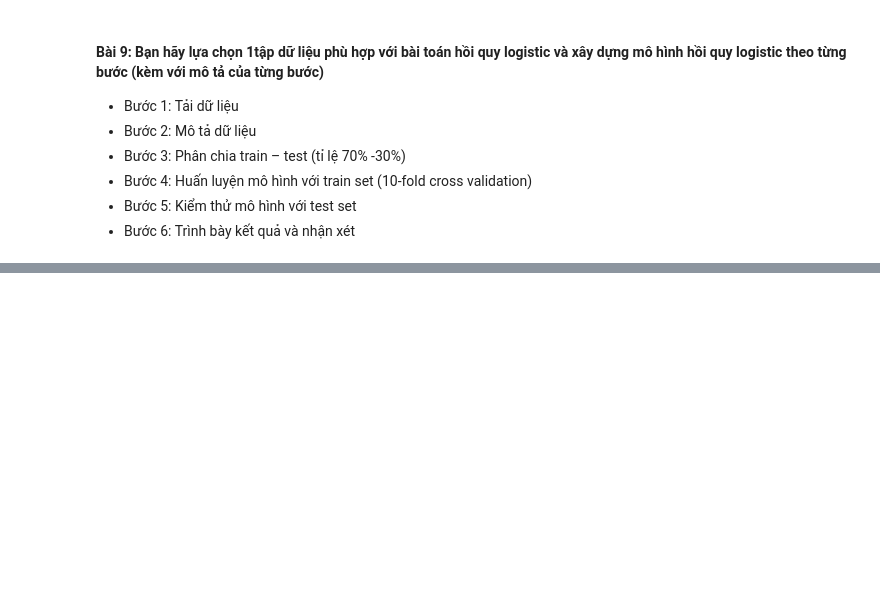
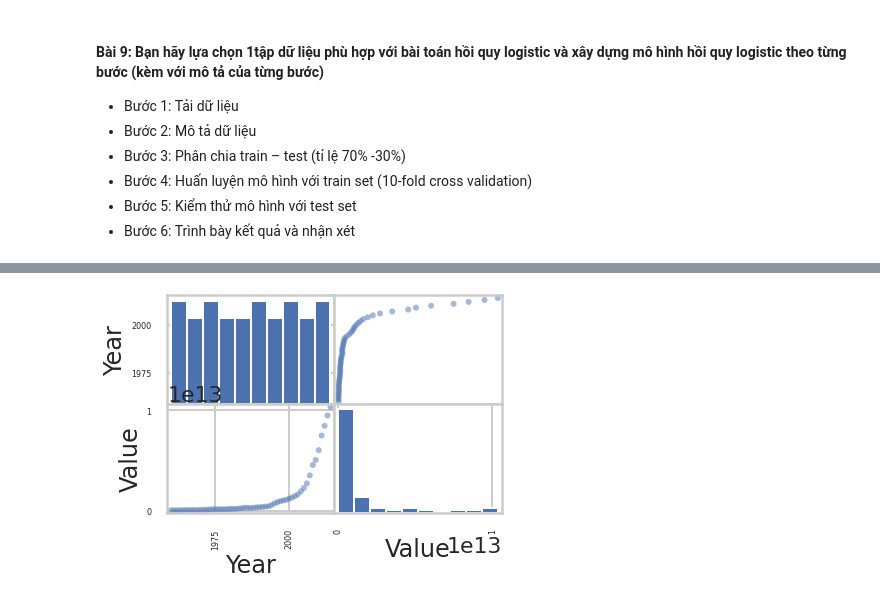
Before and after one commit to manhduc07/do_an, a Jupyter notebook: xay_dung_mo_hinh.ipynb, the cells around one changed output, grey strips where cells are left out. Drawn from its saved outputs; the diff is of its cells as text; code cells hidden in the pictures; blank space fills up the shorter version.

```diff
--- a/xay_dung_mo_hinh.ipynb
+++ b/xay_dung_mo_hinh.ipynb
@@ -716,0 +603,4 @@ Accuracy: 0.9777777777777777
+# %%
+df = pd.read_csv("https://s3-api.us-geo.objectstorage.softlayer.net/cf-courses-data/CognitiveClass/ML0101ENv3/labs/china_gdp.csv")
+df8 = pd.DataFrame(df)
+df8.sample(5)
@@ -716,0 +626,5 @@ Accuracy: 0.9777777777777777
+# %%
+scatter_matrix(df8)
+plt.show()
+# %% [output]
+[figure, added]
```
Also changed, not shown: parts of 45 cells of this notebook.
